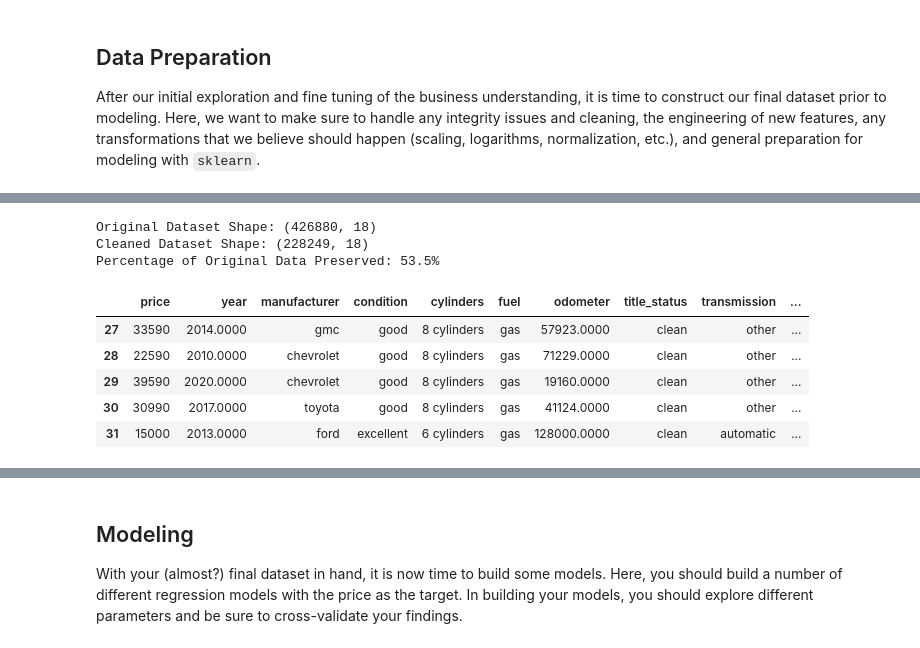
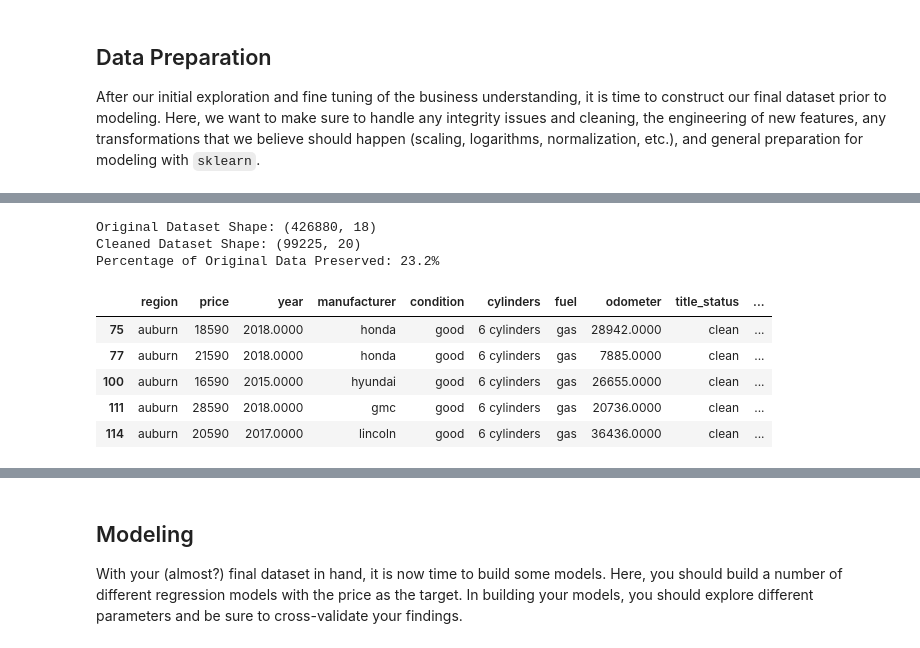
Before and after one commit to ard1038/data-analysis, a Jupyter notebook: used-car-pricing-predictions-pa2/used-car-pricing-pa2.ipynb, the cells around one changed output, grey strips where cells are left out. Cells and saved outputs as stored; diff of their text form; code cells hidden in the pictures.

```diff
--- a/used-car-pricing-predictions-pa2/used-car-pricing-pa2.ipynb
+++ b/used-car-pricing-predictions-pa2/used-car-pricing-pa2.ipynb
@@ -645,6 +982,0 @@ dtype: int64
-# %%
-# Address NaNs in numerical features
-df_dropped["year"] = df_dropped["year"].fillna( int(df_dropped["year"].mean()) )
-df_dropped["odometer"] = df_dropped["odometer"].fillna( int(df_dropped["odometer"].mean()) )
-
-df_dropped.isna().sum().sort_values(ascending=False)
@@ -815,0 +1015,13 @@ Name: count, dtype: int64
+# %%
+# Address NaNs in categorical features by imputing values
+columns_cat_fill = df_dropped.select_dtypes(include=["object"]).columns.tolist()
+
+# The Imputers were not working out, so a custom approach to replace each category NaN with it's most_frequent
+# Noting this reinforces a bias towards most frequent value, uncertain of a better approach at this time.
+for col in columns_cat_fill:
+    # get most frequent in that column
+    vals = df_dropped[col].value_counts().sort_values(ascending=False).reset_index()
+    most_frequent_value = vals.iloc[0,0]
+    df_dropped[col] = df_dropped[col].fillna( most_frequent_value )
+
+df_dropped.isna().sum().sort_values(ascending=False)
@@ -815,0 +1046,11 @@ Name: count, dtype: int64
+# %%
+# Address NaNs in numerical features by imputing values
+columns_num_fill = df_dropped.select_dtypes(exclude=["object"]).columns.tolist()
+
+# Noting this reinforces a bias towards most frequent value, uncertain of a better approach at this time.
+for col in columns_num_fill:
+    # get central tendency (test mean, median) in that column
+    avg = df_dropped[col].median()
+    df_dropped[col] = df_dropped[col].fillna( avg )
+
+df_dropped.isna().sum().sort_values(ascending=False)
@@ -816,21 +1075,16 @@ Name: count, dtype: int64
 # %%
-# Query to only slice records with prices that seem "valid", to model
-#df_cleaned = df_dropped.query("price_eval == 'valid'").copy()
-df_cleaned = df_dropped.query("price > 0").copy()
+print( f"\n\nOriginal Dataset Shape: {original_shape}" )
+print( f"Cleaned Dataset Shape: {df_dropped.shape}" )
+print( f"Percentage of Original Data Preserved: {round(df_dropped.shape[0] / original_shape[0] * 100, 1)}%\n\n" )
 
-
-print( f"\n\nOriginal Dataset Shape: {original_shape}" )
-print( f"Cleaned Dataset Shape: {df_cleaned.shape}" )
-print( f"Percentage of Original Data Preserved: {round(df_cleaned.shape[0] / original_shape[0] * 100, 1)}%\n\n" )
-
-df_cleaned.head()
+df_dropped.head()
 # %% [output]
 Original Dataset Shape: (426880, 18)
-Cleaned Dataset Shape: (228249, 18)
-Percentage of Original Data Preserved: 53.5%
+Cleaned Dataset Shape: (99225, 20)
+Percentage of Original Data Preserved: 23.2%
-|  | price | year | manufacturer | condition | cylinders | fuel | odometer | title_status | transmission | ... |
-| 27 | 33590 | 2014.0000 | gmc | good | 8 cylinders | gas | 57923.0000 | clean | other | ... |
-| 28 | 22590 | 2010.0000 | chevrolet | good | 8 cylinders | gas | 71229.0000 | clean | other | ... |
-| 29 | 39590 | 2020.0000 | chevrolet | good | 8 cylinders | gas | 19160.0000 | clean | other | ... |
-| 30 | 30990 | 2017.0000 | toyota | good | 8 cylinders | gas | 41124.0000 | clean | other | ... |
-| 31 | 15000 | 2013.0000 | ford | excellent | 6 cylinders | gas | 128000.0000 | clean | automatic | ... |
+|  | region | price | year | manufacturer | condition | cylinders | fuel | odometer | title_status | ... |
+| 75 | auburn | 18590 | 2018.0000 | honda | good | 6 cylinders | gas | 28942.0000 | clean | ... |
+| 77 | auburn | 21590 | 2018.0000 | honda | good | 6 cylinders | gas | 7885.0000 | clean | ... |
+| 100 | auburn | 16590 | 2015.0000 | hyundai | good | 6 cylinders | gas | 26655.0000 | clean | ... |
+| 111 | auburn | 28590 | 2018.0000 | gmc | good | 6 cylinders | gas | 20736.0000 | clean | ... |
+| 114 | auburn | 20590 | 2017.0000 | lincoln | good | 6 cylinders | gas | 36436.0000 | clean | ... |
```
Also changed, not shown: parts of 119 cells of this notebook, 44 other files.
